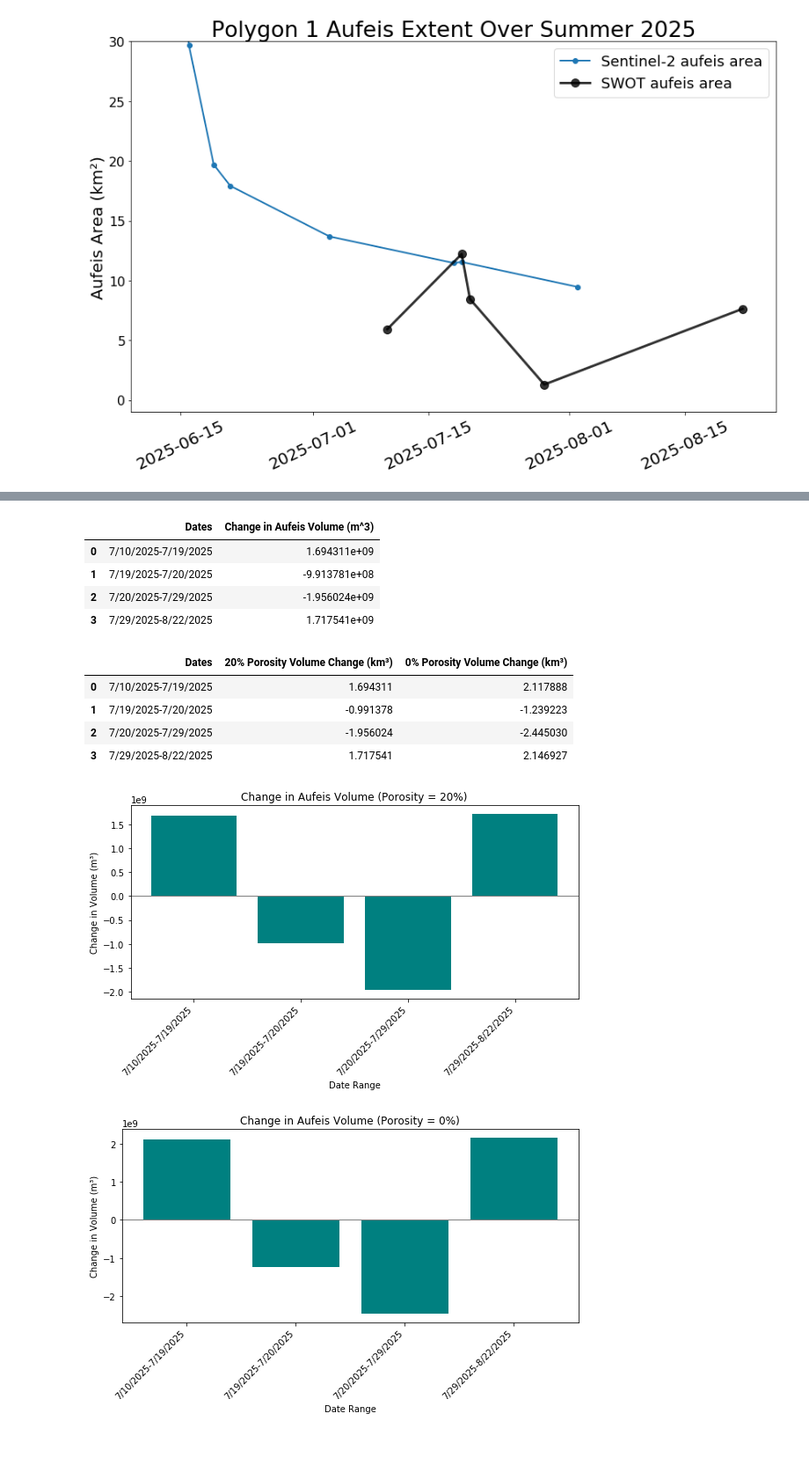
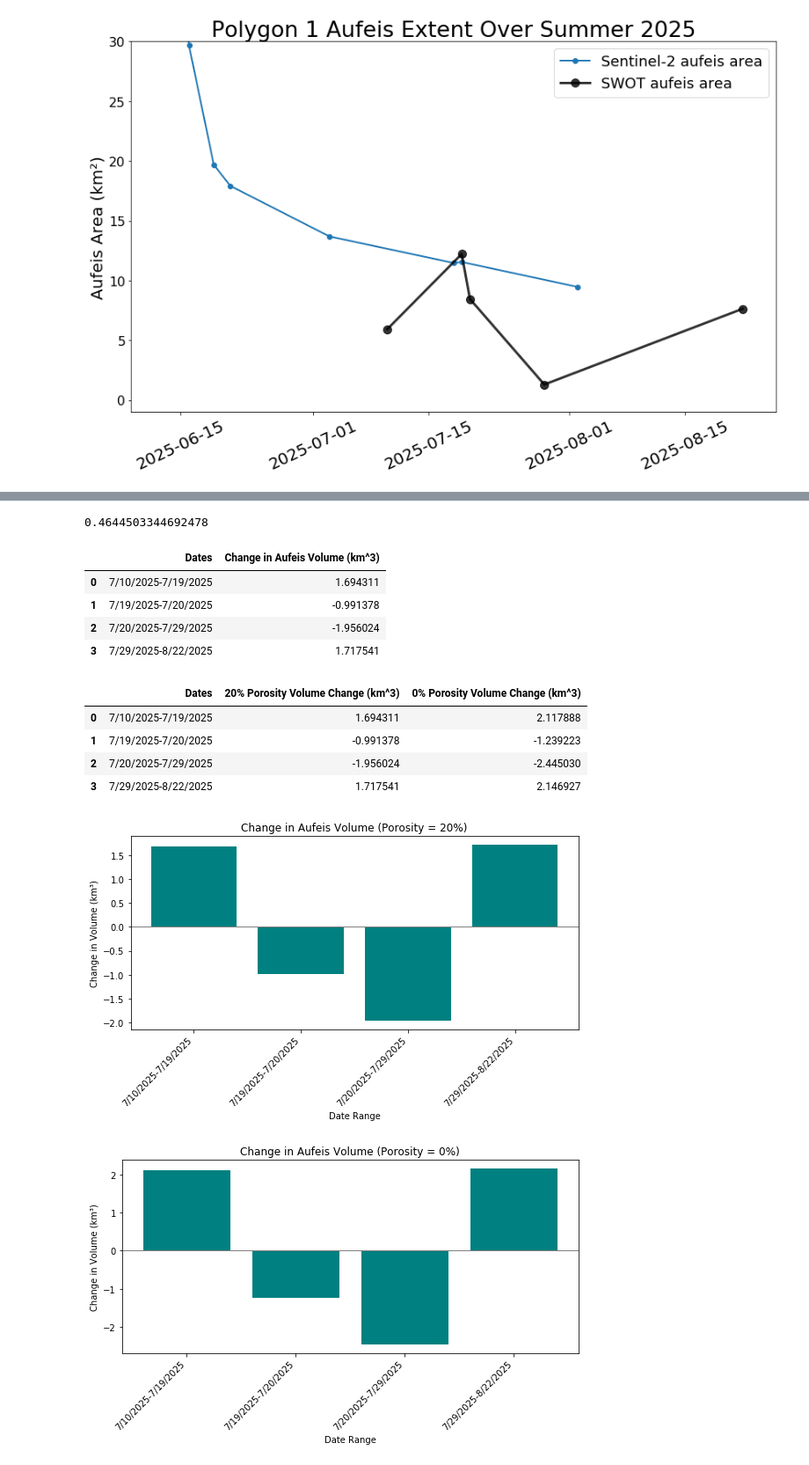
Before and after one commit to mlmac-seid/SWOT-aufeis, a Jupyter notebook: 4.0_aufeis_timeseries.ipynb, the cells around one changed output, grey strips where cells are left out. Shown at 88% size. Saved outputs shown, nothing was run; the diff lists cells and outputs as text; code cells hidden in the pictures.

Commit message:
volume change across entire summer

```diff
--- a/4.0_aufeis_timeseries.ipynb
+++ b/4.0_aufeis_timeseries.ipynb
@@ -184,6 +184,11 @@ elevation_rf_822 = np.mean(auf_rf_822['elevation'])
 volume_822 = area_rf_822 * elevation_rf_822
 vol_change_729_822 = volume_822 - volume_729
 
+# Across entire summer (7/10-8/22)
+vol_change_710_822 = volume_822 - volume_710
+vol_change_710_822 = vol_change_710_822 / 1e9
+print(vol_change_710_822)
+
 # Create dataframe of volume changes
 
 dates = ['7/10/2025-7/19/2025',
@@ -198,6 +203,8 @@ vol_changes = [vol_change_710_719,
        vol_change_729_822]
 
 vol_changes_porosity0_df = pd.DataFrame({'Dates': dates,'Change in Aufeis Volume (m^3)': vol_changes})
+vol_changes_porosity0_df['Change in Aufeis Volume (km^3)'] = vol_changes_porosity0_df['Change in Aufeis Volume (m^3)'] / 1e9
+vol_changes_porosity0_df = vol_changes_porosity0_df.drop(columns=['Change in Aufeis Volume (m^3)'])
 
 vol_changes_porosity0_df
 # %% [output]
@@ -236,6 +244,11 @@ volume_822 = area_rf_822 * elevation_rf_822
 volume_822 = 0.8 * volume_822
 vol_change_729_822 = volume_822 - volume_729
 
+# Across entire summer (7/10-8/22)
+vol_change_710_822 = volume_822 - volume_710
+vol_change_710_822 = vol_change_710_822 / 1e9
+print(vol_change_710_822)
+
 # Create dataframe of volume changes
 
 dates = ['7/10/2025-7/19/2025',
@@ -250,24 +263,23 @@ vol_changes = [vol_change_710_719,
        vol_change_729_822]
 
 vol_changes_porosity20_df = pd.DataFrame({'Dates': dates,'Change in Aufeis Volume (m^3)': vol_changes})
-
+vol_changes_porosity20_df['Change in Aufeis Volume (km^3)'] = vol_changes_porosity20_df['Change in Aufeis Volume (m^3)'] / 1e9
+vol_changes_porosity20_df = vol_changes_porosity20_df.drop(columns=['Change in Aufeis Volume (m^3)'])
 vol_changes_porosity20_df
 # %% [output]
+0.4644503344692478
-|  | Dates | Change in Aufeis Volume (m^3) |
-| 0 | 7/10/2025-7/19/2025 | 1.694311e+09 |
-| 1 | 7/19/2025-7/20/2025 | -9.913781e+08 |
-| 2 | 7/20/2025-7/29/2025 | -1.956024e+09 |
-| 3 | 7/29/2025-8/22/2025 | 1.717541e+09 |
+|  | Dates | Change in Aufeis Volume (km^3) |
+| 0 | 7/10/2025-7/19/2025 | 1.694311 |
+| 1 | 7/19/2025-7/20/2025 | -0.991378 |
+| 2 | 7/20/2025-7/29/2025 | -1.956024 |
+| 3 | 7/29/2025-8/22/2025 | 1.717541 |
 # %%
 # Combine volume change dataframes for both porosities
 vol_changes = pd.merge(vol_changes_porosity20_df, vol_changes_porosity0_df, on='Dates', how='inner')
-vol_changes = vol_changes.rename(columns={'Change in Aufeis Volume (m^3)_x': '20% Porosity Volume Change (m^3)', 'Change in Aufeis Volume (m^3)_y': '0% Porosity Volume Change (m^3)'})
-vol_changes['20% Porosity Volume Change (km³)'] = vol_changes['20% Porosity Volume Change (m^3)'] / 1e9
-vol_changes['0% Porosity Volume Change (km³)'] = vol_changes['0% Porosity Volume Change (m^3)'] / 1e9
-vol_changes = vol_changes.drop(columns=['20% Porosity Volume Change (m^3)', '0% Porosity Volume Change (m^3)'])
+vol_changes = vol_changes.rename(columns={'Change in Aufeis Volume (km^3)_x': '20% Porosity Volume Change (km^3)', 'Change in Aufeis Volume (km^3)_y': '0% Porosity Volume Change (km^3)'})
 vol_changes
 # %% [output]
-|  | Dates | 20% Porosity Volume Change (km³) | 0% Porosity Volume Change (km³) |
+|  | Dates | 20% Porosity Volume Change (km^3) | 0% Porosity Volume Change (km^3) |
 | 0 | 7/10/2025-7/19/2025 | 1.694311 | 2.117888 |
 | 1 | 7/19/2025-7/20/2025 | -0.991378 | -1.239223 |
 | 2 | 7/20/2025-7/29/2025 | -1.956024 | -2.445030 |
@@ -275,31 +287,31 @@ vol_changes
 # %%
 # Bar charts for aufeis volume changes for both porosities
 
 plt.figure(figsize=(8, 5))
 plt.bar(vol_changes_porosity20_df['Dates'],
-        vol_changes_porosity20_df['Change in Aufeis Volume (m^3)'],
+        vol_changes_porosity20_df['Change in Aufeis Volume (km^3)'],
         color='teal')
 
 plt.title('Change in Aufeis Volume (Porosity = 20%)')
 plt.xlabel('Date Range')
-plt.ylabel('Change in Volume (m³)')
+plt.ylabel('Change in Volume (km³)')
 plt.xticks(rotation=45, ha='right')
 plt.axhline(0, color='gray', linewidth=1)
 plt.tight_layout()
 plt.show()
 
 plt.figure(figsize=(8, 5))
 plt.bar(vol_changes_porosity0_df['Dates'],
-        vol_changes_porosity0_df['Change in Aufeis Volume (m^3)'],
+        vol_changes_porosity0_df['Change in Aufeis Volume (km^3)'],
         color='teal')
 
 plt.title('Change in Aufeis Volume (Porosity = 0%)')
 plt.xlabel('Date Range')
-plt.ylabel('Change in Volume (m³)')
+plt.ylabel('Change in Volume (km³)')
 plt.xticks(rotation=45, ha='right')
 plt.axhline(0, color='gray', linewidth=1)
 plt.tight_layout()
 plt.show()
 # %% [output]
-[figure, old version]
+[figure, new version]
-[figure, old version]
+[figure, new version]
```
Also changed, not shown: parts of 2 cells of this notebook.
